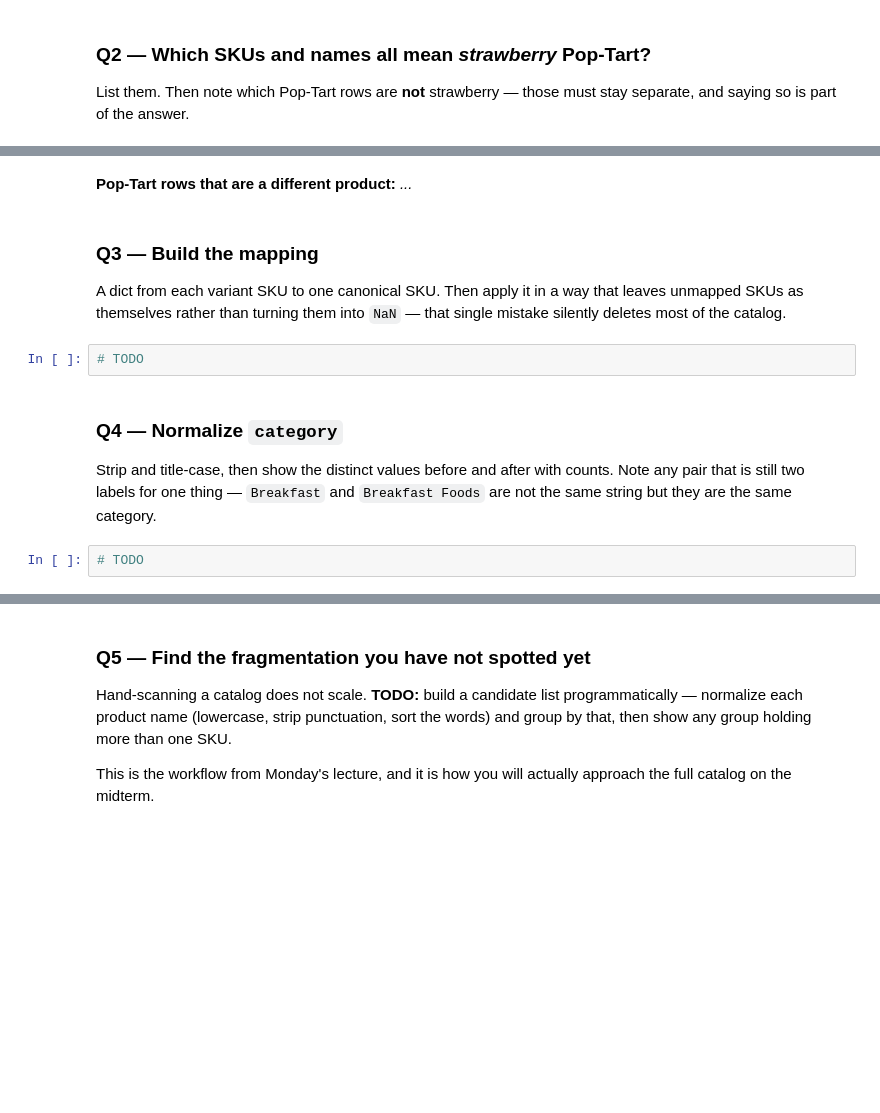
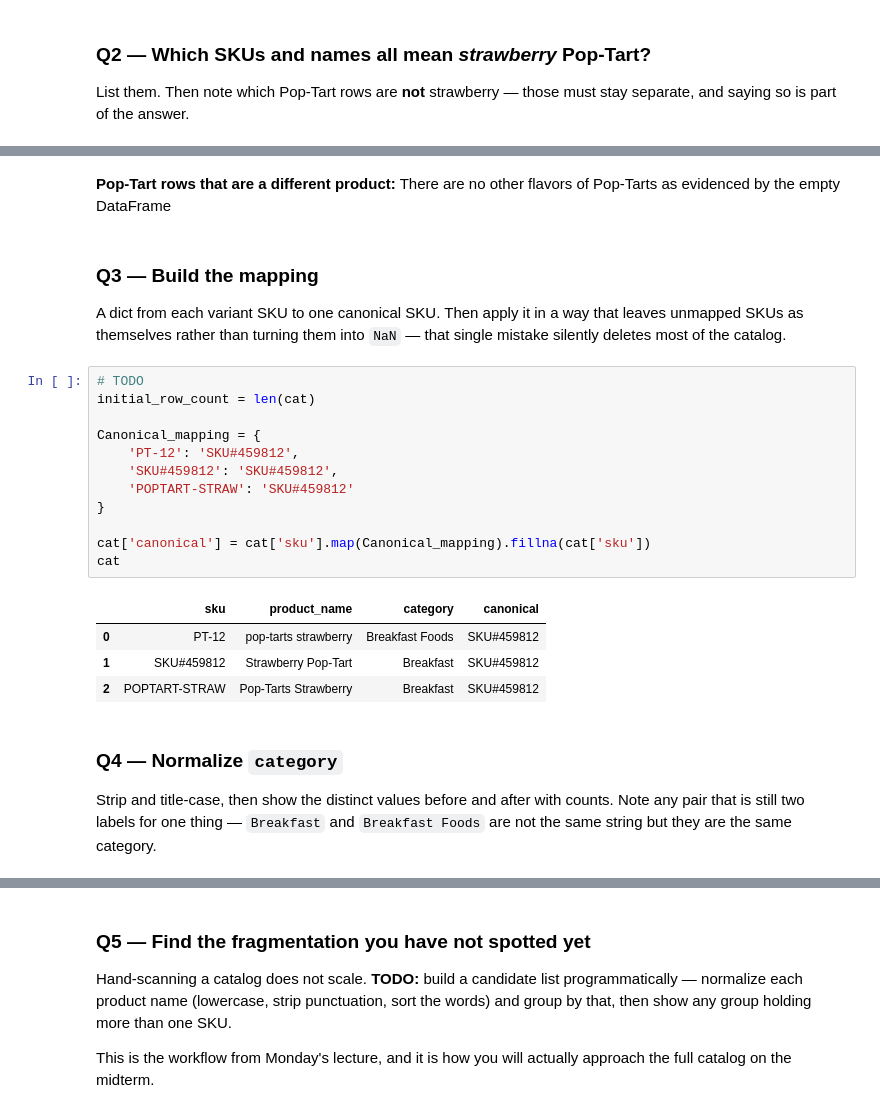
Before and after one commit to ishanallasanagala/ds2002-fa26, a Jupyter notebook: notebooks/05-etl-walmart/2026-10-16 — Walmart Warm-Up SKU Mess — Lab.ipynb, the cells around one changed output, grey strips where cells are left out. Cells and saved outputs as stored; diff of their text form; blank space fills up the shorter version.

```diff
--- a/notebooks/05-etl-walmart/2026-10-16 — Walmart Warm-Up SKU Mess — Lab.ipynb
+++ b/notebooks/05-etl-walmart/2026-10-16 — Walmart Warm-Up SKU Mess — Lab.ipynb
@@ -34,14 +67,27 @@ List them. Then note which Pop-Tart rows are **not** strawberry — those must s
 # %% [markdown]
-**Pop-Tart rows that are a different product:** _..._
+**Pop-Tart rows that are a different product:** There are no other flavors of Pop-Tarts as evidenced by the empty DataFrame
 # %% [markdown]
 ### Q3 — Build the mapping
 
 A dict from each variant SKU to one canonical SKU. Then apply it in a way that leaves unmapped SKUs as themselves rather than turning them into `NaN` — that single mistake silently deletes most of the catalog.
-# %%
-# TODO
+# %%
+# TODO
+initial_row_count = len(cat)
+
+Canonical_mapping = {
+    'PT-12': 'SKU#459812',
+    'SKU#459812': 'SKU#459812',
+    'POPTART-STRAW': 'SKU#459812'
+}
+
+cat['canonical'] = cat['sku'].map(Canonical_mapping).fillna(cat['sku'])
+cat
+# %% [output]
+|  | sku | product_name | category | canonical |
+| 0 | PT-12 | pop-tarts strawberry | Breakfast Foods | SKU#459812 |
+| 1 | SKU#459812 | Strawberry Pop-Tart | Breakfast | SKU#459812 |
+| 2 | POPTART-STRAW | Pop-Tarts Strawberry | Breakfast | SKU#459812 |
 # %% [markdown]
 ### Q4 — Normalize `category`
 
 Strip and title-case, then show the distinct values before and after with counts. Note any pair that is still two labels for one thing — `Breakfast` and `Breakfast Foods` are not the same string but they are the same category.
-# %%
-# TODO
```
Also changed, not shown: parts of 13 cells of this notebook.
